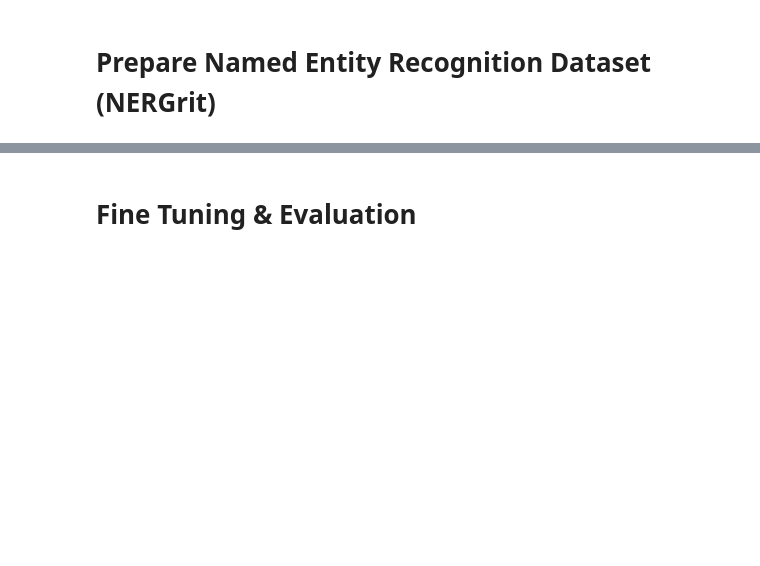
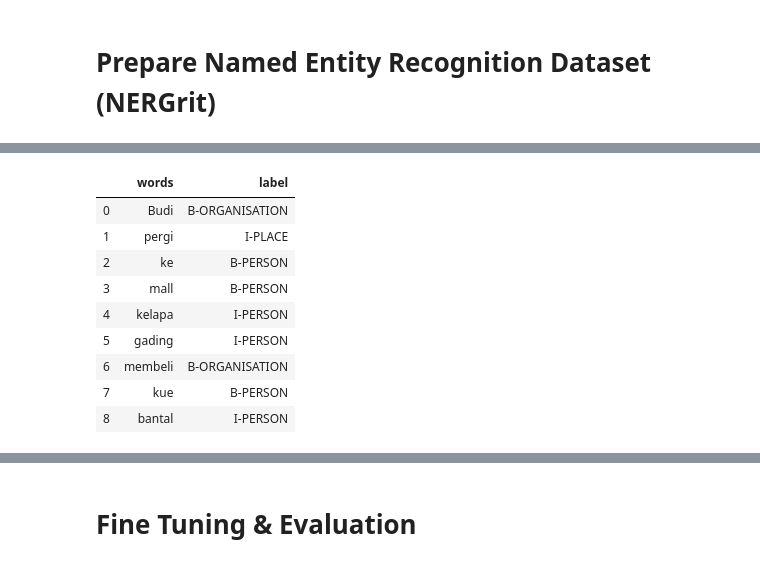
Before and after one commit to IndoNLP/indonlu, a Jupyter notebook: examples/finetune_ner_grit.ipynb, the cells around one changed output, grey strips where cells are left out. Drawn from its saved outputs; the diff is of its cells as text; code cells hidden in the pictures; blank space fills up the shorter version.

Commit message:
update finetune ner_grit example - add test with sample sentences

```diff
--- a/examples/finetune_ner_grit.ipynb
+++ b/examples/finetune_ner_grit.ipynb
@@ -104,0 +108,17 @@ print(i2w)
+# %%
+def word_subword_tokenize(sentence, tokenizer):
+    # Add CLS token
+    subwords = [tokenizer.cls_token_id]
+    subword_to_word_indices = [-1] # For CLS
+
+    # Add subwords
+    for word_idx, word in enumerate(sentence):
+        subword_list = tokenizer.encode(word, add_special_tokens=False)
+        subword_to_word_indices += [word_idx for i in range(len(subword_list))]
+        subwords += subword_list
+
+    # Add last SEP token
+    subwords += [tokenizer.sep_token_id]
+    subword_to_word_indices += [-1]
+
+    return subwords, subword_to_word_indices
@@ -104,0 +146,23 @@ print(i2w)
+# %%
+text = word_tokenize('Budi pergi ke mall kelapa gading membeli kue bantal')
+subwords, subword_to_word_indices = word_subword_tokenize(text, tokenizer)
+
+subwords = torch.LongTensor(subwords).view(1, -1).to(model.device)
+subword_to_word_indices = torch.LongTensor(subword_to_word_indices).view(1, -1).to(model.device)
+logits = model(subwords, subword_to_word_indices)[0]
+
+preds = torch.topk(logits, k=1, dim=-1)[1].squeeze().cpu().numpy()
+labels = [i2w[preds[i]] for i in range(len(preds))]
+
+pd.DataFrame({'words': text, 'label': labels})
+# %% [output]
+|  | words | label |
+| 0 | Budi | B-ORGANISATION |
+| 1 | pergi | I-PLACE |
+| 2 | ke | B-PERSON |
+| 3 | mall | B-PERSON |
+| 4 | kelapa | I-PERSON |
+| 5 | gading | I-PERSON |
+| 6 | membeli | B-ORGANISATION |
+| 7 | kue | B-PERSON |
+| 8 | bantal | I-PERSON |
```
Also changed, not shown: parts of 16 cells of this notebook.
